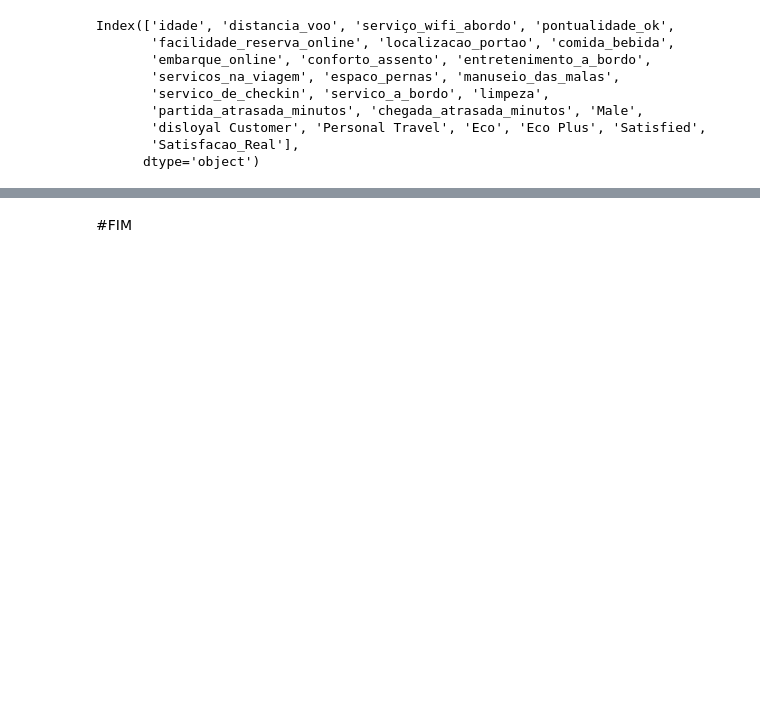
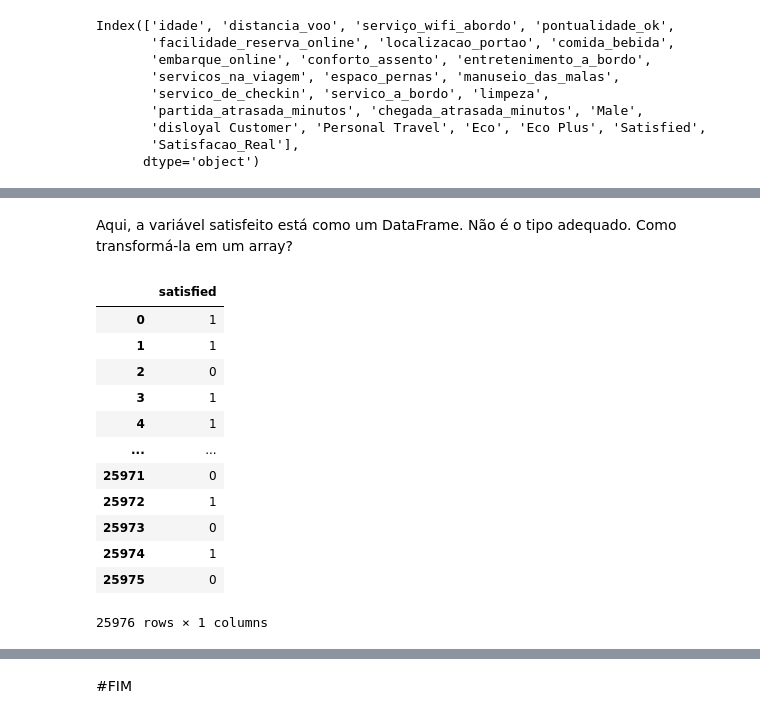
Before and after one commit to Latamila/Airline_Passenger_Satisfaction, a Jupyter notebook: Airline_Passenger_Satisfaction_ypnb.ipynb, the cells around one changed output, grey strips where cells are left out. Cells and saved outputs as stored; diff of their text form; code cells hidden in the pictures; blank space fills up the shorter version.

```diff
--- a/Airline_Passenger_Satisfaction_ypnb.ipynb
+++ b/Airline_Passenger_Satisfaction_ypnb.ipynb
@@ -1898,0 +1948,18 @@ df_submission.to_csv('submission.csv', index=False)
+# %% [markdown]
+Aqui, a variável satisfeito está como um DataFrame. Não é o tipo adequado. Como transformá-la em um array?
+# %%
+satisfeito
+# %% [output]
+|  | satisfied |
+| 0 | 1 |
+| 1 | 1 |
+| 2 | 0 |
+| 3 | 1 |
+| 4 | 1 |
+| ... | ... |
+| 25971 | 0 |
+| 25972 | 1 |
+| 25973 | 0 |
+| 25974 | 1 |
+| 25975 | 0 |
+25976 rows × 1 columns
```
Also changed, not shown: parts of 11 cells of this notebook.
